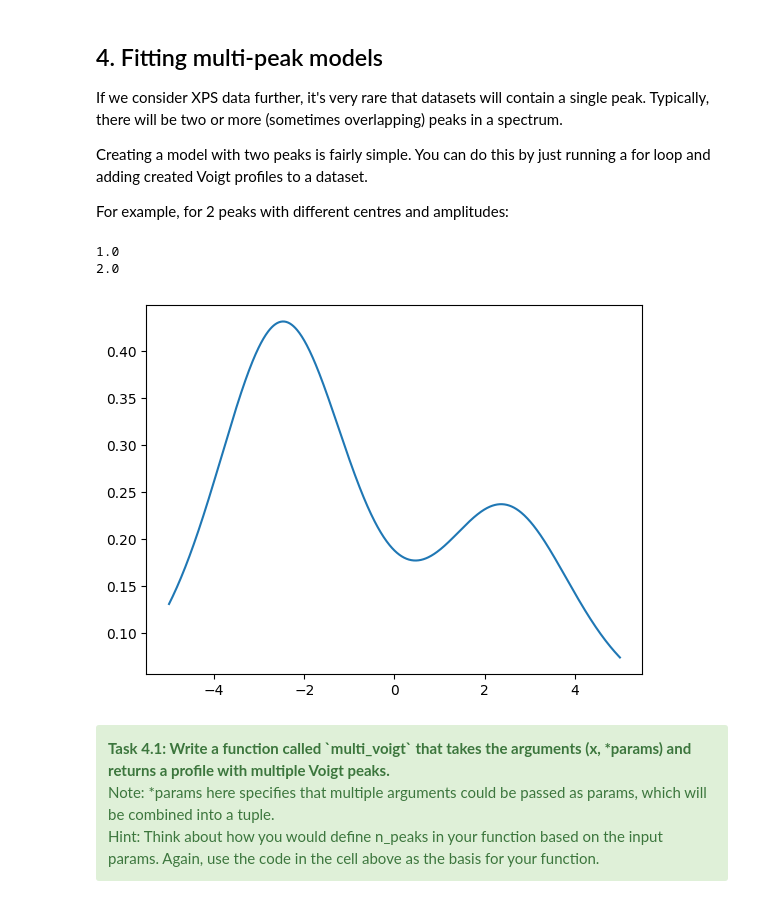
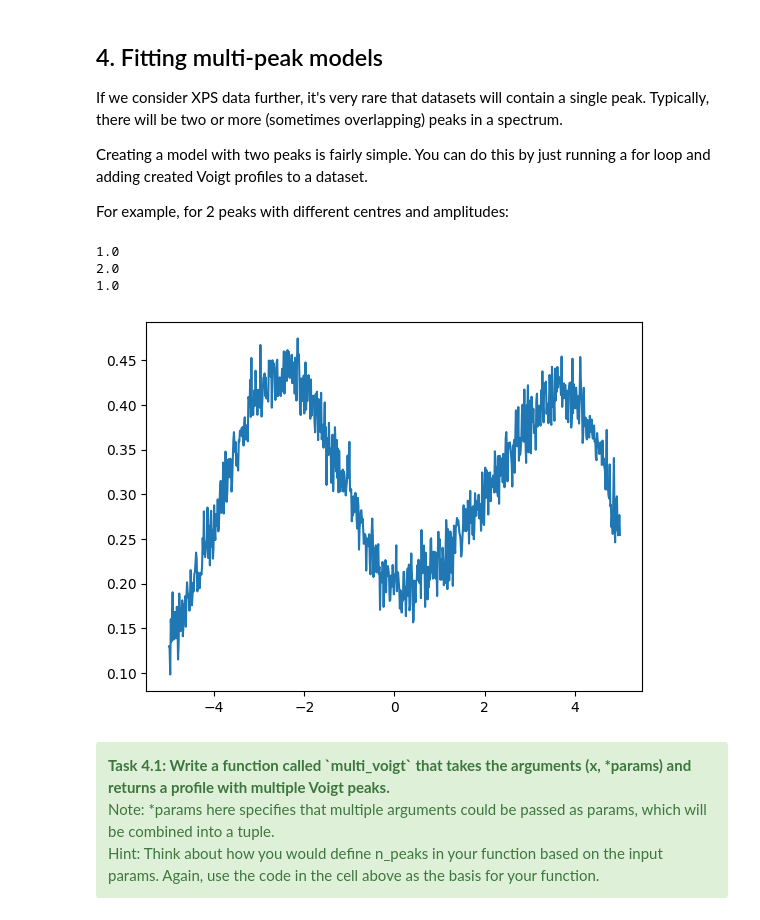
Before and after one commit to AkashHiregange/xps-peak-fitting, a Jupyter notebook: solutions/Session 4 - Peak Fitting for Spectroscopy - Morning Session solutions.ipynb, the cells around one changed output. Cells and saved outputs as stored; diff of their text form; code cells hidden in the pictures.

Commit message:
Added noise to voigt profile with 3 peaks

```diff
--- a/solutions/Session 4 - Peak Fitting for Spectroscopy - Morning Session solutions.ipynb
+++ b/solutions/Session 4 - Peak Fitting for Spectroscopy - Morning Session solutions.ipynb
@@ -424,23 +424,27 @@ Creating a model with two peaks is fairly simple. You can do this by just runnin
 
 For example, for 2 peaks with different centres and amplitudes:
 # %%
-n_peaks = 2
-params = [1.0, 2.5, 1.0, 1.0, 2.0, -2.5, 1.0, 1.0] #Need 4 parameters per peak, so 8 in total here.
+n_peaks = 3
+params = [1.0, 2.5, 1.0, 1.0, 2.0, -2.5, 1.0, 1.0, 1.0, 4.1, 0.5, 1.0] #Need 4 parameters per peak, so 8 in total here.
 
 y = np.zeros_like(x)
 
 for i in range(n_peaks):
     #In the line below, the index of params is 4*i as there are 4 parameters per peak.
     y += shifted_voigt(x, params[4*i],params[4*i+1], params[4*i+2], params[4*i+3])
+#     y += shifted_voigt(x, params[4*i],params[4*i+1], params[4*i+2], params[4*i+3])
     print(params[4*i])
+
+y = y + rng.normal(0.0, 0.02, size=x.shape)
 
 plt.figure()
 plt.plot(x, y)
 plt.show()
 # %% [output]
 1.0
 2.0
+1.0
-[figure, old version]
+[figure, new version]
 # %% [markdown]
 <div class="alert alert-success">
 <b>Task 4.1: Write a function called `multi_voigt` that takes the arguments (x, *params) and returns a profile with multiple Voigt peaks. <br></b>
```
Also changed, not shown: parts of 1 cell of this notebook.
